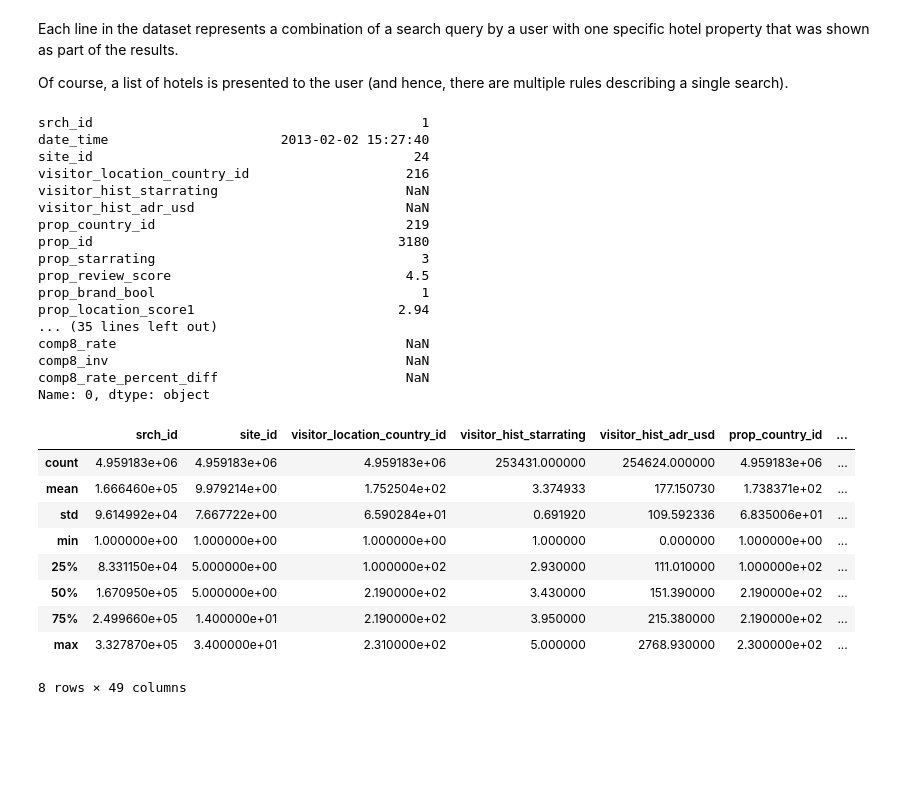
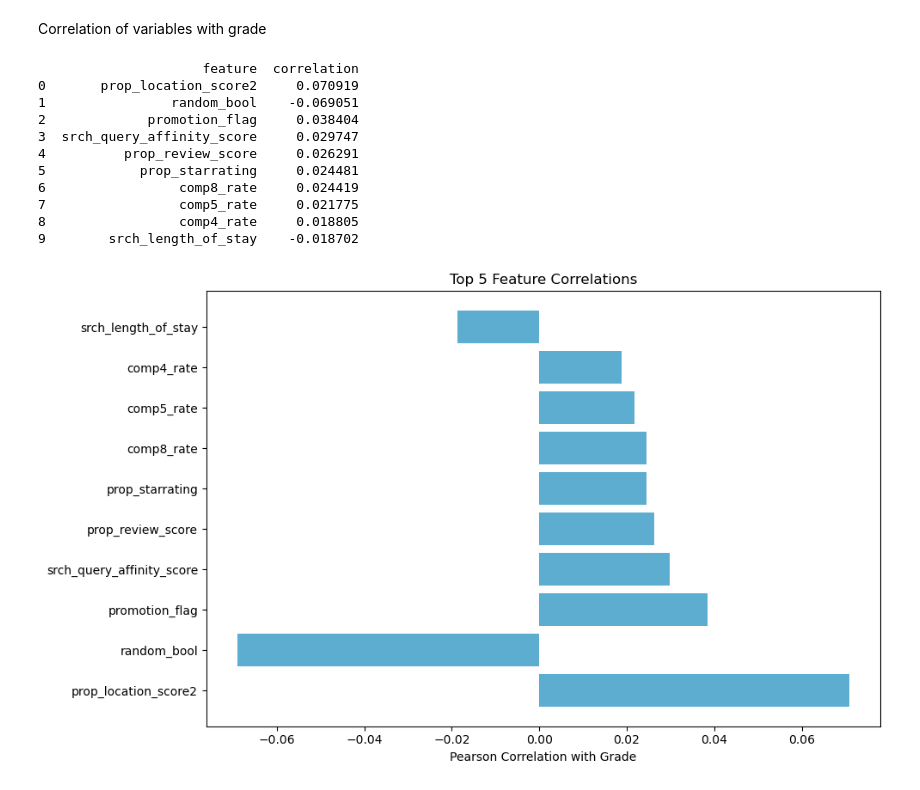
Before and after one commit to emmaarussi/hotel-estimation, a Jupyter notebook: notebooks/exploratory_analysis.ipynb, the cells around one changed output. Saved outputs shown, nothing was run; the diff lists cells and outputs as text; code cells hidden in the pictures; blank space fills up the shorter version.

```diff
--- a/notebooks/exploratory_analysis.ipynb
+++ b/notebooks/exploratory_analysis.ipynb
@@ -78,38 +177,27 @@ memory usage: 1.8+ GB
 # %% [markdown]
-Each line in the dataset represents a combination of a search query by a user with one specific
-hotel property that was shown as part of the results.
-
-Of course, a list of hotels is presented to the user (and hence, there are multiple rules describing a single search).
+Correlation of variables with grade
-# %%
-hotels.iloc[0,:]
-# %% [output]
-srch_id                                          1
-date_time                      2013-02-02 15:27:40
-site_id                                         24
-visitor_location_country_id                    216
-visitor_hist_starrating                        NaN
-visitor_hist_adr_usd                           NaN
-prop_country_id                                219
-prop_id                                       3180
-prop_starrating                                  3
-prop_review_score                              4.5
-prop_brand_bool                                  1
-prop_location_score1                          2.94
-... (35 lines left out)
-comp8_rate                                     NaN
-comp8_inv                                      NaN
-comp8_rate_percent_diff                        NaN
-Name: 0, dtype: object
 # %%
-hotels.describe()
+corr = hotel_train.corr()['relevance_grade'].drop(['relevance_grade','click_bool','booking_bool','gross_bookings_usd','position'])
+top_corr = corr.abs().sort_values(ascending=False).head(10).index
+top_corr_df = corr.loc[top_corr].to_frame('correlation').reset_index().rename(columns={'index':'feature'})
+print(top_corr_df)
+
+plt.figure(figsize=(10,6))
+plt.barh(top_corr_df['feature'], top_corr_df['correlation'], color =colour_vu_blue_2)
+plt.xlabel('Pearson Correlation with Grade')
+plt.title('Top 5 Feature Correlations')
+plt.tight_layout()
+plt.show()
 # %% [output]
-|  | srch_id | site_id | visitor_location_country_id | visitor_hist_starrating | visitor_hist_adr_usd | prop_country_id | ... |
-| count | 4.959183e+06 | 4.959183e+06 | 4.959183e+06 | 253431.000000 | 254624.000000 | 4.959183e+06 | ... |
-| mean | 1.666460e+05 | 9.979214e+00 | 1.752504e+02 | 3.374933 | 177.150730 | 1.738371e+02 | ... |
-| std | 9.614992e+04 | 7.667722e+00 | 6.590284e+01 | 0.691920 | 109.592336 | 6.835006e+01 | ... |
-| min | 1.000000e+00 | 1.000000e+00 | 1.000000e+00 | 1.000000 | 0.000000 | 1.000000e+00 | ... |
-| 25% | 8.331150e+04 | 5.000000e+00 | 1.000000e+02 | 2.930000 | 111.010000 | 1.000000e+02 | ... |
-| 50% | 1.670950e+05 | 5.000000e+00 | 2.190000e+02 | 3.430000 | 151.390000 | 2.190000e+02 | ... |
-| 75% | 2.499660e+05 | 1.400000e+01 | 2.190000e+02 | 3.950000 | 215.380000 | 2.190000e+02 | ... |
-| max | 3.327870e+05 | 3.400000e+01 | 2.310000e+02 | 5.000000 | 2768.930000 | 2.300000e+02 | ... |
-8 rows × 49 columns
+                     feature  correlation
+0       prop_location_score2     0.070919
+1                random_bool    -0.069051
+2             promotion_flag     0.038404
+3  srch_query_affinity_score     0.029747
+4          prop_review_score     0.026291
+5            prop_starrating     0.024481
+6                 comp8_rate     0.024419
+7                 comp5_rate     0.021775
+8                 comp4_rate     0.018805
+9        srch_length_of_stay    -0.018702
+[figure, added]
```
Also changed, not shown: parts of 20 cells of this notebook, 1 other file.
